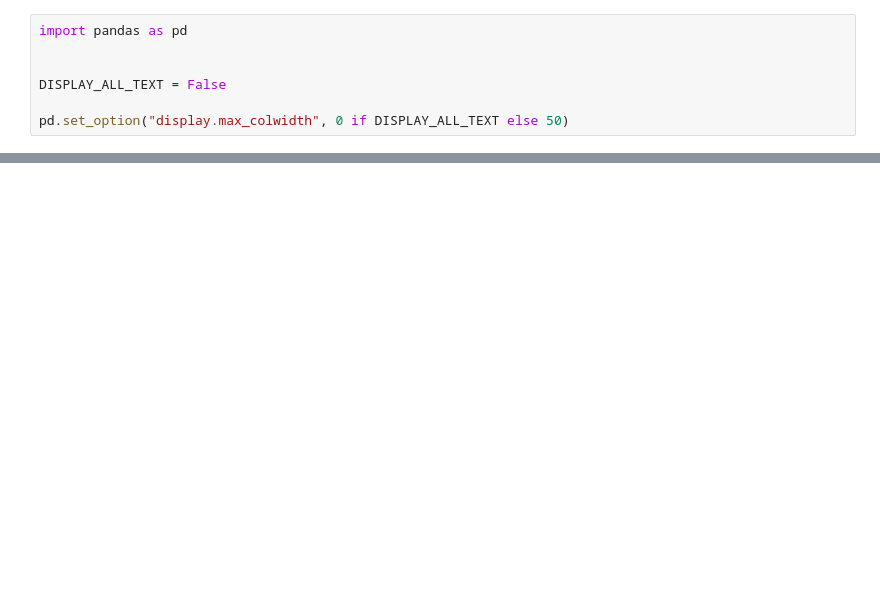
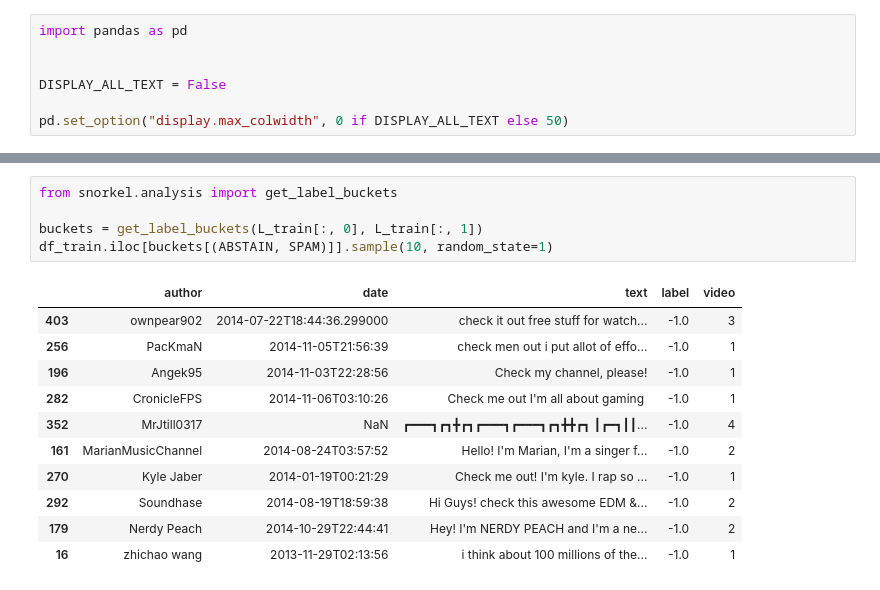
Before and after one commit to tonnamb/snorkel-tutorials, a Jupyter notebook: spam/01_spam_tutorial.ipynb, the cells around one changed output, grey strips where cells are left out. Drawn from its saved outputs; the diff is of its cells as text; blank space fills up the shorter version.

```diff
--- a/spam/01_spam_tutorial.ipynb
+++ b/spam/01_spam_tutorial.ipynb
@@ -47,0 +171,17 @@ FileNotFoundError: [Errno 2] No such file or directory: 'spam'
+# %%
+from snorkel.analysis import get_label_buckets
+
+buckets = get_label_buckets(L_train[:, 0], L_train[:, 1])
+df_train.iloc[buckets[(ABSTAIN, SPAM)]].sample(10, random_state=1)
+# %% [output]
+|  | author | date | text | label | video |
+| 403 | ownpear902 | 2014-07-22T18:44:36.299000 | check it out free stuff for watch... | -1.0 | 3 |
+| 256 | PacKmaN | 2014-11-05T21:56:39 | check men out i put allot of effo... | -1.0 | 1 |
+| 196 | Angek95 | 2014-11-03T22:28:56 | Check my channel, please!﻿ | -1.0 | 1 |
+| 282 | CronicleFPS | 2014-11-06T03:10:26 | Check me out I'm all about gaming ﻿ | -1.0 | 1 |
+| 352 | MrJtill0317 | NaN | ┏━━━┓┏┓╋┏┓┏━━━┓┏━━━┓┏┓╋╋┏┓ ┃┏━┓┃┃... | -1.0 | 4 |
+| 161 | MarianMusicChannel | 2014-08-24T03:57:52 | Hello! I'm Marian, I'm a singer f... | -1.0 | 2 |
+| 270 | Kyle Jaber | 2014-01-19T00:21:29 | Check me out! I'm kyle. I rap so ... | -1.0 | 1 |
+| 292 | Soundhase | 2014-08-19T18:59:38 | Hi Guys! check this awesome EDM &... | -1.0 | 2 |
+| 179 | Nerdy Peach | 2014-10-29T22:44:41 | Hey! I'm NERDY PEACH and I'm a ne... | -1.0 | 2 |
+| 16 | zhichao wang | 2013-11-29T02:13:56 | i think about 100 millions of the... | -1.0 | 1 |
```
Also changed, not shown: parts of 40 cells of this notebook, 1 other file.
